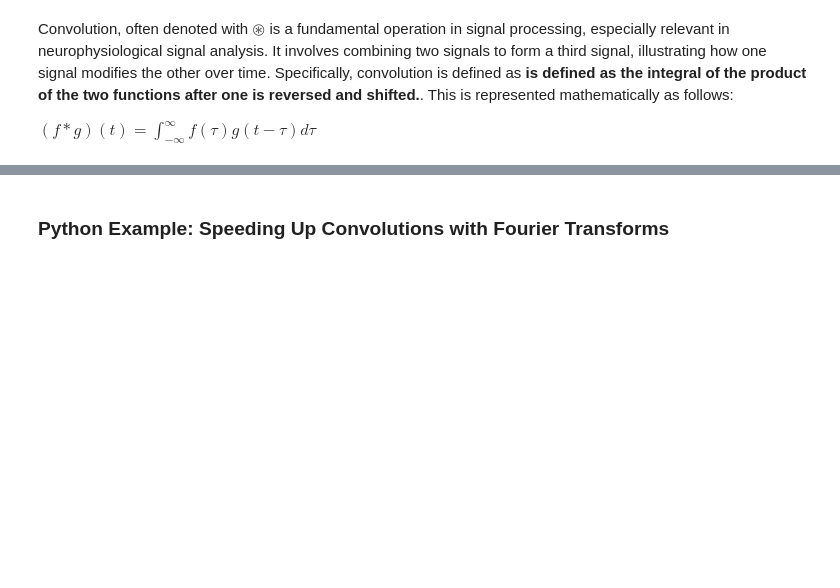
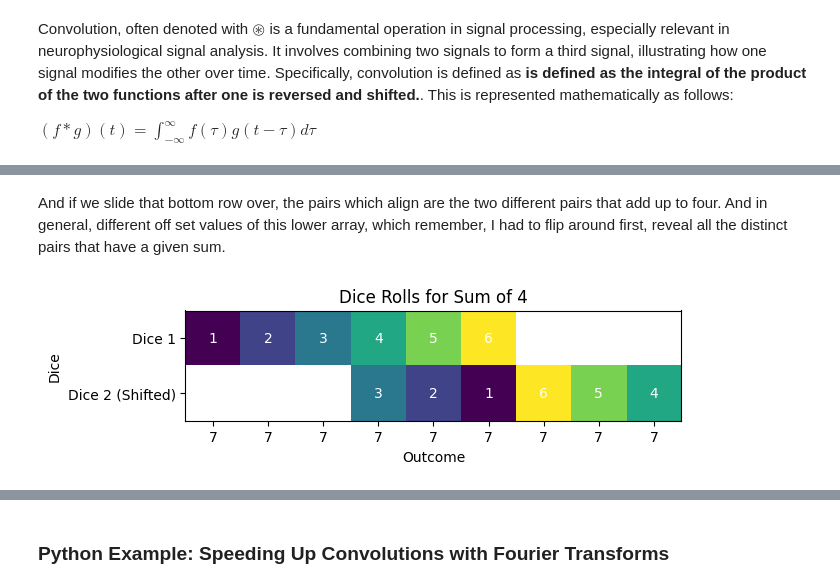
Before and after one commit to Yehuda-Bergstein/BSA-2023, a Jupyter notebook: BSA-Exercise-3.ipynb, the cells around one changed output, grey strips where cells are left out. Cells and saved outputs as stored; diff of their text form; code cells hidden in the pictures; blank space fills up the shorter version.

```diff
--- a/BSA-Exercise-3.ipynb
+++ b/BSA-Exercise-3.ipynb
@@ -22 +88,27 @@ $
+# %% [markdown]
+And if we slide that bottom row over, the pairs which align are the two different pairs that add up to four.
+And in general, different off set values of this lower array, which remember, I had to flip around first, reveal all the distinct pairs that have a given sum.
+# %%
+dice_rolls_sum_4 = np.full((2, 9), np.nan)
+dice_rolls_sum_4[0, :6] = np.arange(1, 7)
+dice_rolls_sum_4[1, 3:9] = np.array([3, 2, 1, 6, 5, 4])
+
+fig, ax = plt.subplots()
+ax.imshow(dice_rolls_sum_4, cmap='viridis', interpolation='nearest')
+
+for i in range(dice_rolls_sum_4.shape[0]):
+    for j in range(dice_rolls_sum_4.shape[1]):
+        if not np.isnan(dice_rolls_sum_4[i, j]):
+            ax.text(j, i, int(dice_rolls_sum_4[i, j]), ha='center', va='center', color='w')
+
+ax.set_title('Dice Rolls for Sum of 4')
+ax.set_xticks(np.arange(9))
+ax.set_yticks(np.arange(2))
+ax.set_xticklabels(['7'] * 9)
+ax.set_yticklabels(['Dice 1', 'Dice 2 (Shifted)'])
+ax.set_xlabel('Outcome')
+ax.set_ylabel('Dice')
+plt.show()
+# %% [output]
+[figure, added]
 # %% [markdown]
```
Also changed, not shown: parts of 8 cells of this notebook.
